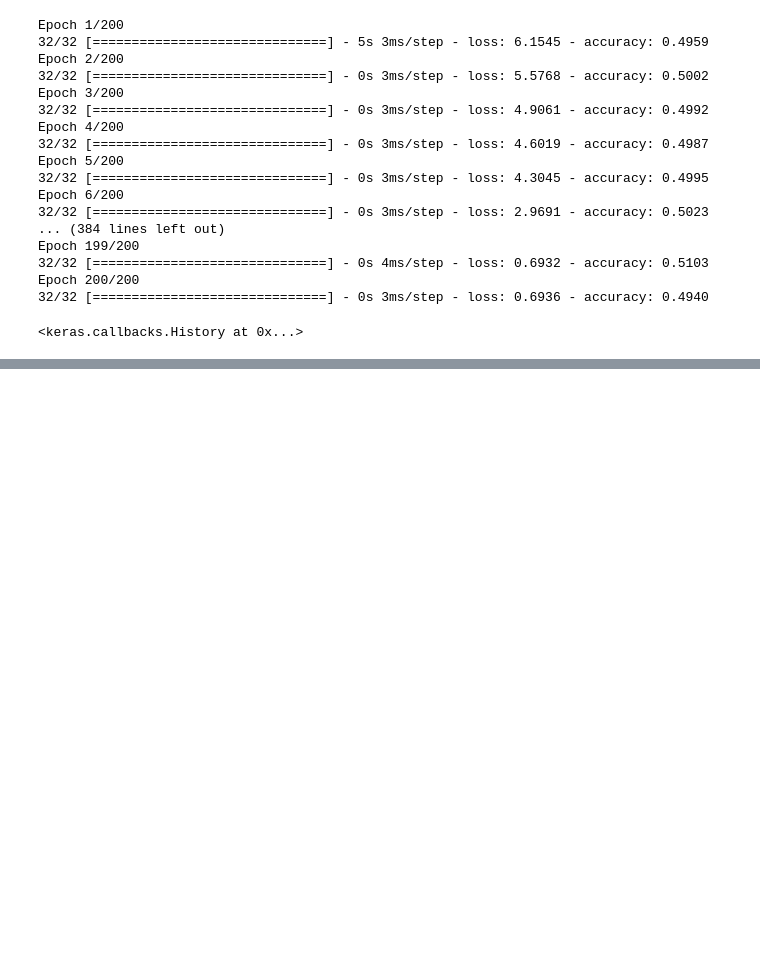
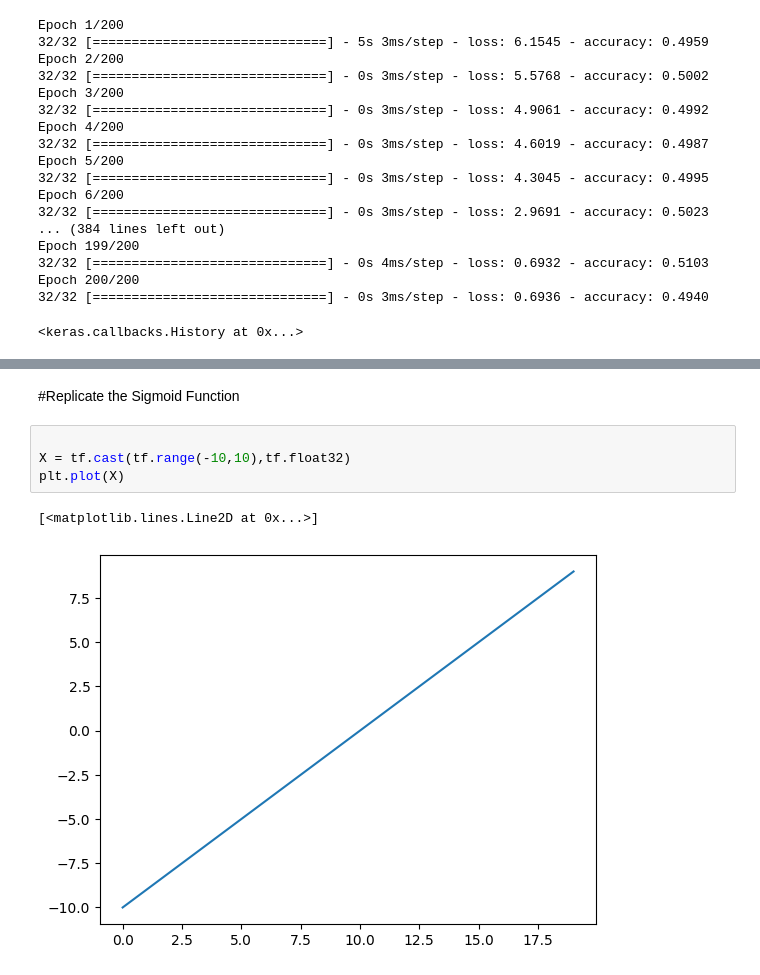
Before and after one commit to kinderasteroid/Neural-Networks-Classification, a Jupyter notebook: Neural_Network_Classification.ipynb, the cells around one changed output, grey strips where cells are left out. Drawn from its saved outputs; the diff is of its cells as text; blank space fills up the shorter version.

```diff
--- a/Neural_Network_Classification.ipynb
+++ b/Neural_Network_Classification.ipynb
@@ -123,0 +95,9 @@ model3.evaluate(X,y)
+# %% [markdown]
+#Replicate the Sigmoid Function
+# %%
+
+X = tf.cast(tf.range(-10,10),tf.float32)
+plt.plot(X)
+# %% [output]
+[<matplotlib.lines.Line2D at 0x...>]
+[figure, added]
```
Also changed, not shown: parts of 7 cells of this notebook.
